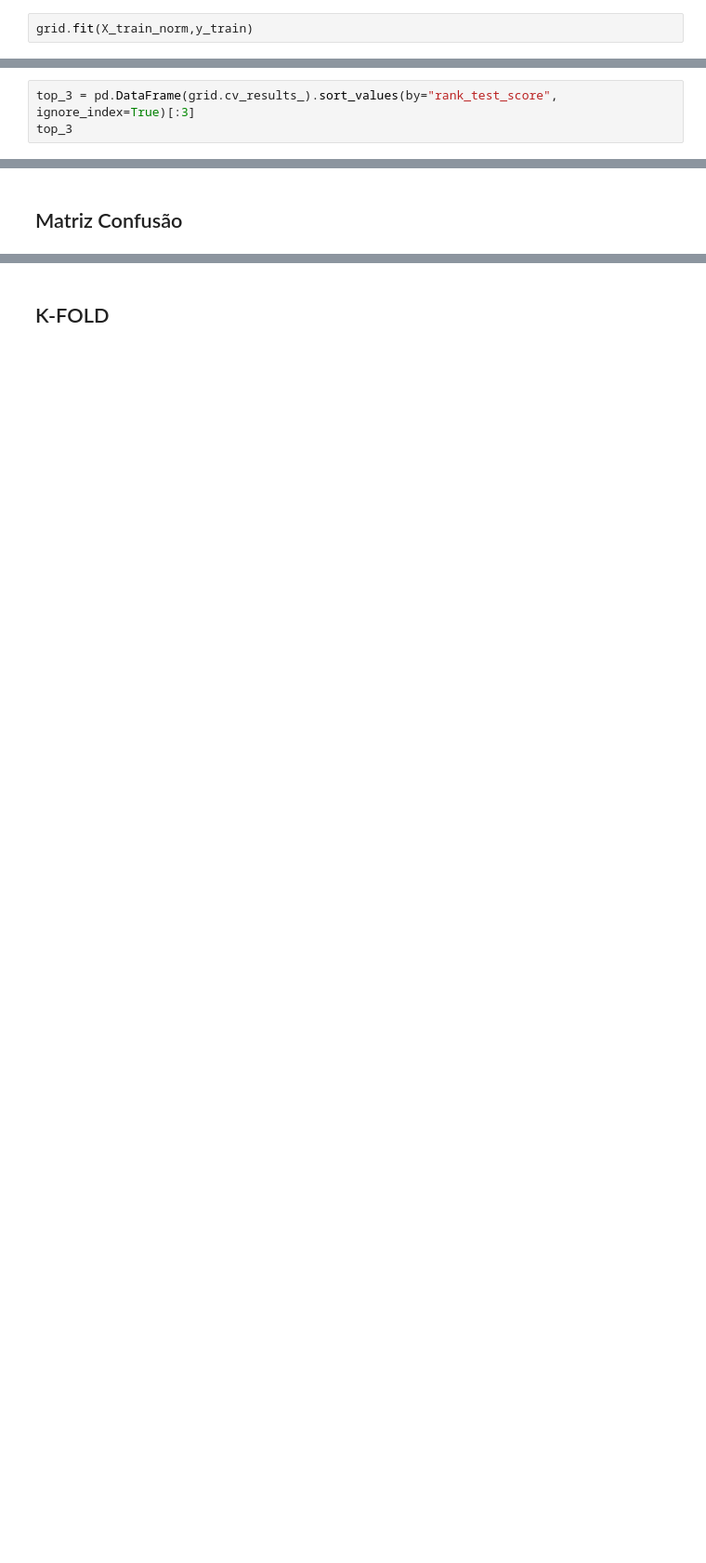
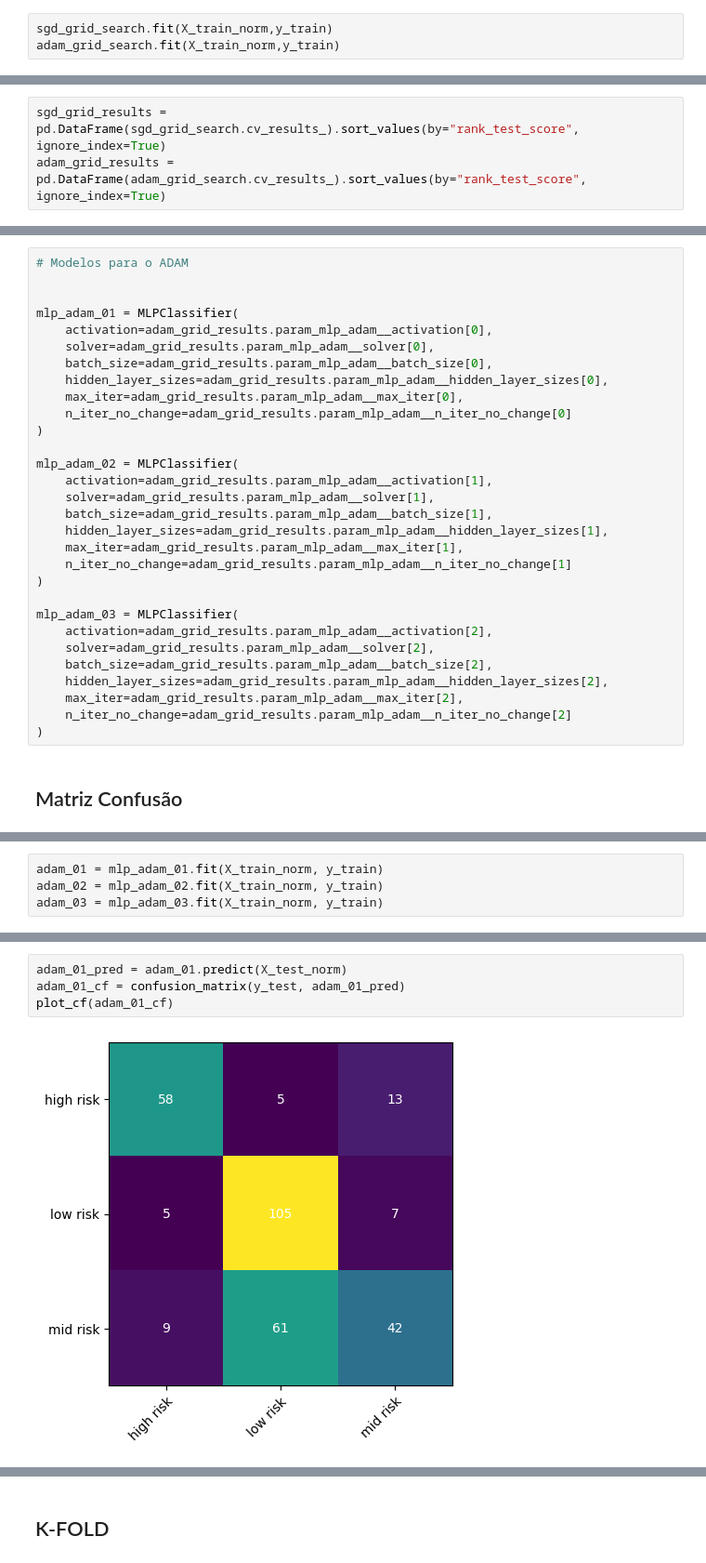
Before and after one commit to jo-alves01/rna-aa3, a Jupyter notebook: rna_mhr.ipynb, the cells around one changed output, grey strips where cells are left out. Shown at 93% size. Cells and saved outputs as stored; diff of their text form; blank space fills up the shorter version.

```diff
--- a/rna_mhr.ipynb
+++ b/rna_mhr.ipynb
@@ -332,3 +370,4 @@ grid = GridSearchCV(pipe0, param_grid=param_grid0, scoring='recall_macro', n_job
 # %%
-grid.fit(X_train_norm,y_train)
+sgd_grid_search.fit(X_train_norm,y_train)
+adam_grid_search.fit(X_train_norm,y_train)
 # %% [output]
@@ -375,3 +391,3 @@ recall_weighted
 # %%
-top_3 = pd.DataFrame(grid.cv_results_).sort_values(by="rank_test_score", ignore_index=True)[:3]
-top_3
+sgd_grid_results = pd.DataFrame(sgd_grid_search.cv_results_).sort_values(by="rank_test_score", ignore_index=True)
+adam_grid_results = pd.DataFrame(adam_grid_search.cv_results_).sort_values(by="rank_test_score", ignore_index=True)
@@ -419,2 +491,32 @@ Increase the number of iterations (max_iter) or scale the data as shown in:
+# %%
+# Modelos para o ADAM
+
+
+mlp_adam_01 = MLPClassifier(
+    activation=adam_grid_results.param_mlp_adam__activation[0],
+    solver=adam_grid_results.param_mlp_adam__solver[0],
+    batch_size=adam_grid_results.param_mlp_adam__batch_size[0],
+    hidden_layer_sizes=adam_grid_results.param_mlp_adam__hidden_layer_sizes[0],
+    max_iter=adam_grid_results.param_mlp_adam__max_iter[0],
+    n_iter_no_change=adam_grid_results.param_mlp_adam__n_iter_no_change[0]
+)
+
+mlp_adam_02 = MLPClassifier(
+    activation=adam_grid_results.param_mlp_adam__activation[1],
+    solver=adam_grid_results.param_mlp_adam__solver[1],
+    batch_size=adam_grid_results.param_mlp_adam__batch_size[1],
+    hidden_layer_sizes=adam_grid_results.param_mlp_adam__hidden_layer_sizes[1],
+    max_iter=adam_grid_results.param_mlp_adam__max_iter[1],
+    n_iter_no_change=adam_grid_results.param_mlp_adam__n_iter_no_change[1]
+)
+
+mlp_adam_03 = MLPClassifier(
+    activation=adam_grid_results.param_mlp_adam__activation[2],
+    solver=adam_grid_results.param_mlp_adam__solver[2],
+    batch_size=adam_grid_results.param_mlp_adam__batch_size[2],
+    hidden_layer_sizes=adam_grid_results.param_mlp_adam__hidden_layer_sizes[2],
+    max_iter=adam_grid_results.param_mlp_adam__max_iter[2],
+    n_iter_no_change=adam_grid_results.param_mlp_adam__n_iter_no_change[2]
+)
 # %% [markdown]
 ## Matriz Confusão
@@ -468,0 +525,4 @@ Revocação para MLP3:  0.6622950819672131
+# %%
+adam_01 = mlp_adam_01.fit(X_train_norm, y_train)
+adam_02 = mlp_adam_02.fit(X_train_norm, y_train)
+adam_03 = mlp_adam_03.fit(X_train_norm, y_train)
@@ -468,0 +535,6 @@ Revocação para MLP3:  0.6622950819672131
+# %%
+adam_01_pred = adam_01.predict(X_test_norm)
+adam_01_cf = confusion_matrix(y_test, adam_01_pred)
+plot_cf(adam_01_cf)
+# %% [output]
+[figure, added]
```
Also changed, not shown: parts of 48 cells of this notebook, 1 other file.
